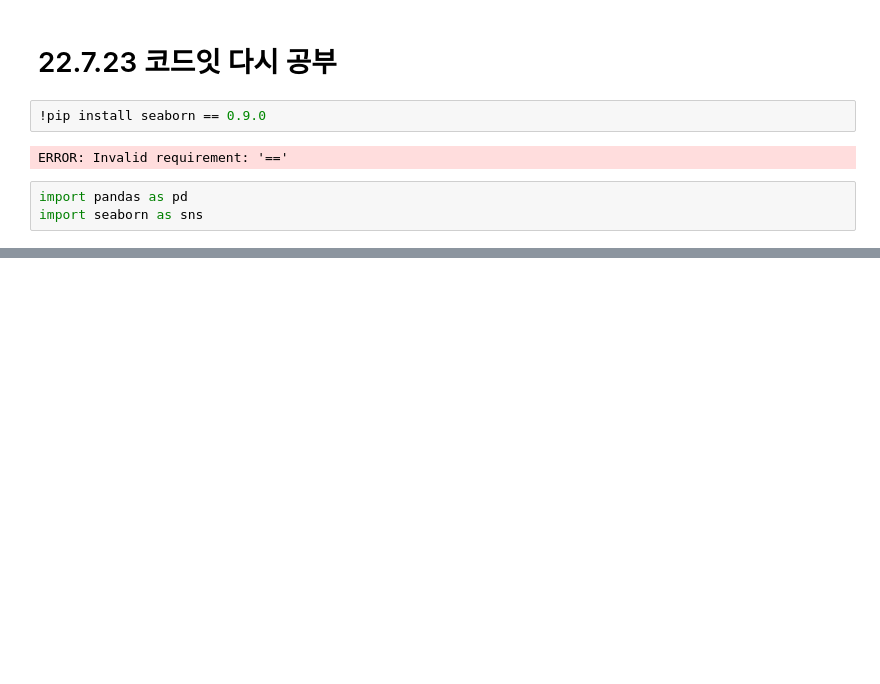
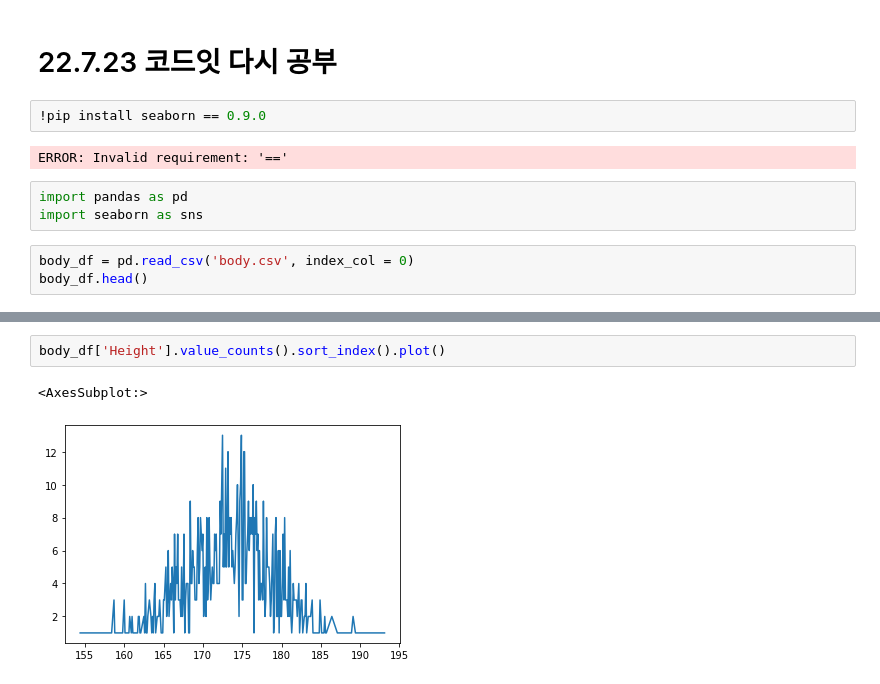
Before and after one commit to jin-kyeom/Python_Project, a Jupyter notebook: 0_Code_Eat_2206/code_eat_test_220723.ipynb, the cells around one changed output, grey strips where cells are left out. Cells and saved outputs as stored; diff of their text form; blank space fills up the shorter version.

```diff
--- a/0_Code_Eat_2206/code_eat_test_220723.ipynb
+++ b/0_Code_Eat_2206/code_eat_test_220723.ipynb
@@ -379,3 +379,6 @@ ERROR: Invalid requirement: '=='
 # %%
 import pandas as pd
 import seaborn as sns
+# %%
+body_df = pd.read_csv('body.csv', index_col = 0)
+body_df.head()
@@ -381,0 +393,5 @@ import seaborn as sns
+# %%
+body_df['Height'].value_counts().sort_index().plot()
+# %% [output]
+<AxesSubplot:>
+[figure, added]
```
Also changed, not shown: parts of 43 cells of this notebook, 3 other files.
